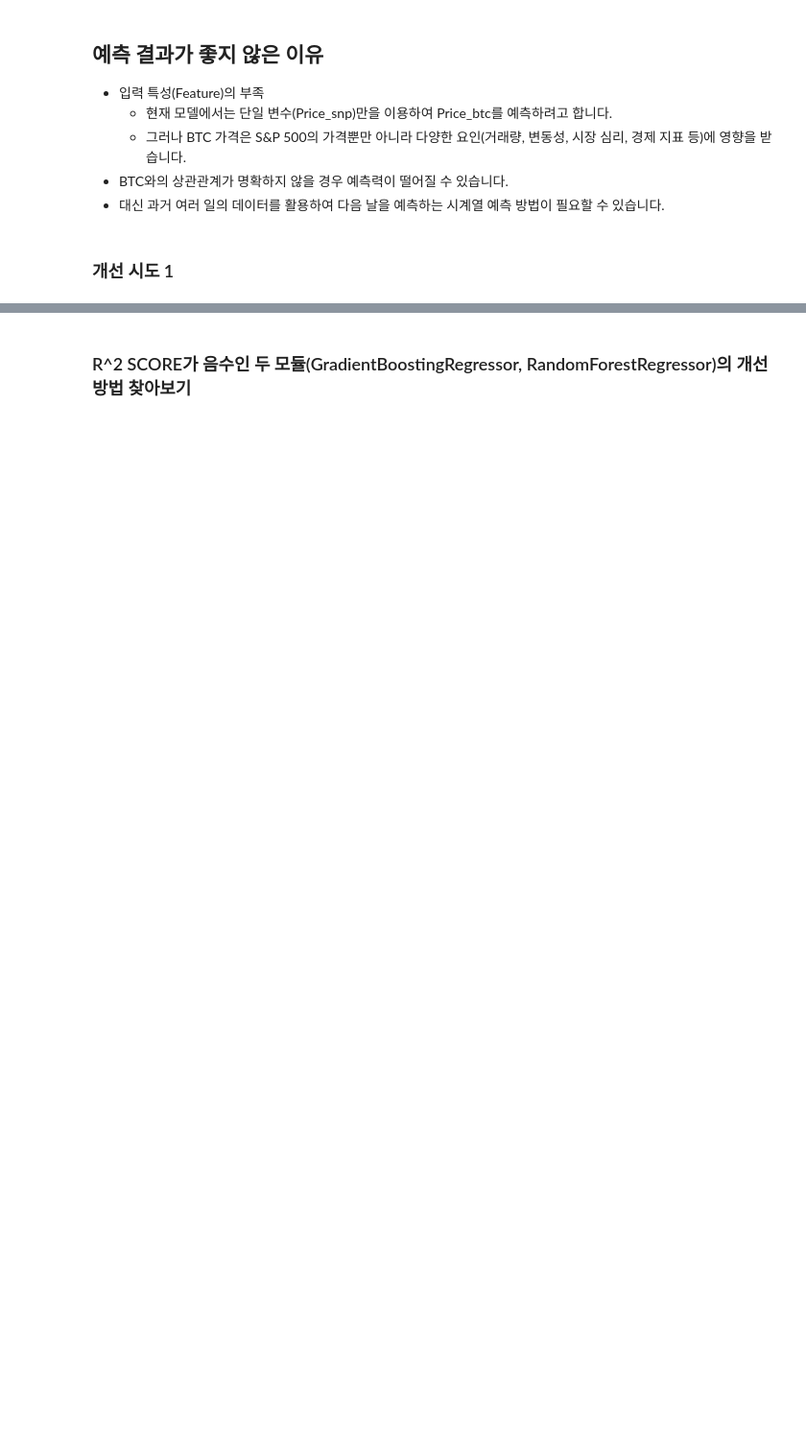
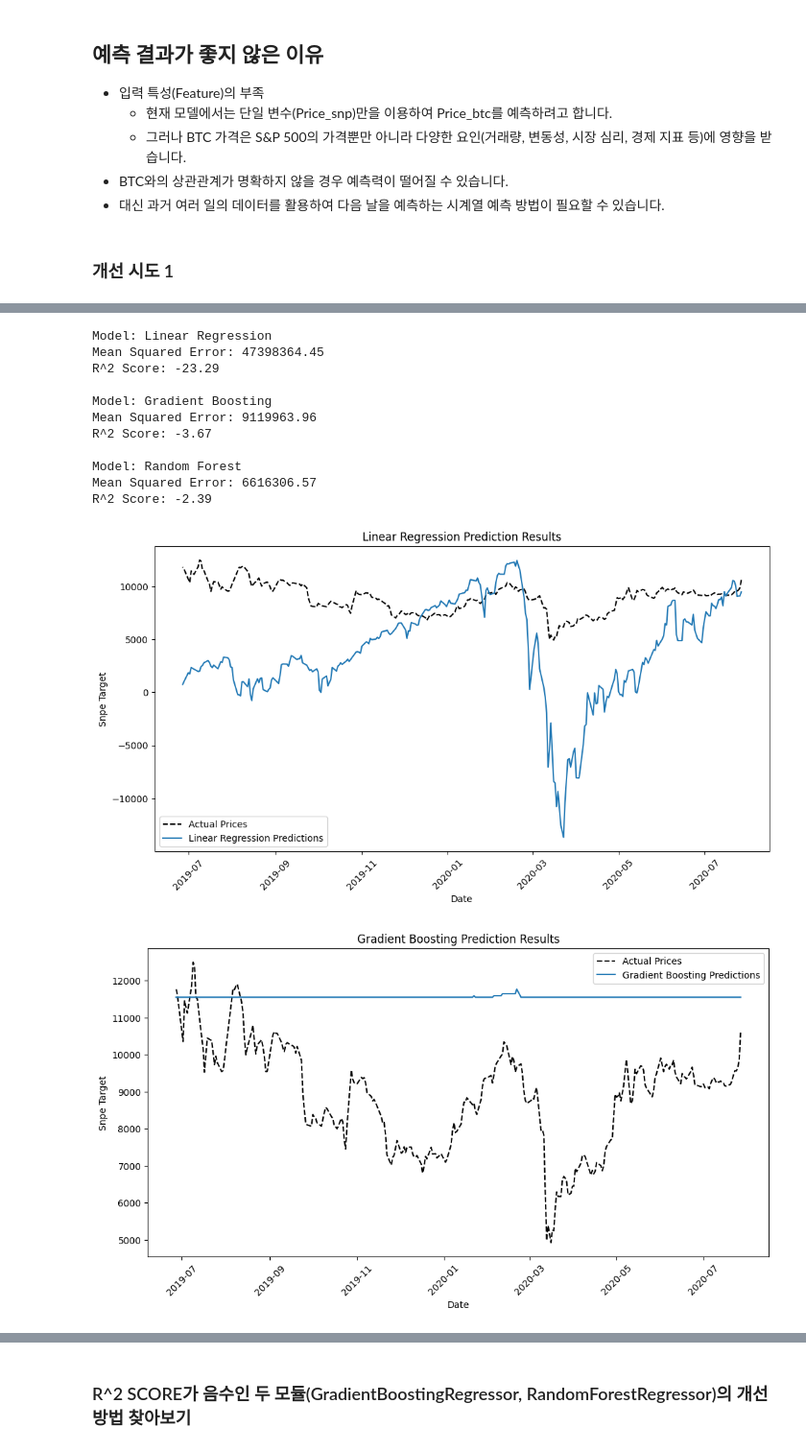
Before and after one commit to Encore-SKN-9/ml_3team, a Jupyter notebook: 3team_ml_test.ipynb, the cells around one changed output, grey strips where cells are left out. Shown at 96% size. Saved outputs shown, nothing was run; the diff lists cells and outputs as text; code cells hidden in the pictures; blank space fills up the shorter version.

```diff
--- a/3team_ml_test.ipynb
+++ b/3team_ml_test.ipynb
@@ -340,0 +243,60 @@ R^2 Score: -3.59
+# %%
+
+# 선형 회귀 모델을 위한 데이터 정규화
+scaler = StandardScaler()
+X_train_scaled = scaler.fit_transform(X_train)
+X_test_scaled = scaler.transform(X_test)
+
+# 모델 설정
+models = {
+    'Linear Regression': LinearRegression(),
+    'Gradient Boosting': GradientBoostingRegressor(n_estimators=200, learning_rate=0.05, max_depth=4, random_state=42),
+    'Random Forest': RandomForestRegressor(n_estimators=200, max_depth=10, random_state=42)
+}
+
+# 모델 학습 및 평가
+results = {}
+for name, model in models.items():
+    X_train_used = X_train_scaled if name == 'Linear Regression' else X_train
+    X_test_used = X_test_scaled if name == 'Linear Regression' else X_test
+
+    model.fit(X_train_used, y_train)
+    predictions = model.predict(X_test_used)
+    mse = mean_squared_error(y_test, predictions)
+    r2 = r2_score(y_test, predictions)
+    results[name] = {'model': model, 'predictions': predictions, 'mse': mse, 'r2': r2}
+
+# 시각화 함수
+def plot_predictions_with_time(results, dates, y_test):
+    for name, res in results.items():
+        plt.figure(figsize=(12, 6))
+        plt.plot(dates, y_test, label='Actual Prices', color='black', linestyle='dashed')
+        plt.plot(dates, res['predictions'], label=f'{name} Predictions')
+        plt.title(f'{name} Prediction Results')
+        plt.xlabel('Date')
+        plt.ylabel('Snpe Target')
+        plt.legend()
+        plt.xticks(rotation=45)
+        plt.show()
+
+# 예측 결과 출력 및 시각화
+for name, res in results.items():
+    print(f"Model: {name}")
+    print(f"Mean Squared Error: {res['mse']:.2f}")
+    print(f"R^2 Score: {res['r2']:.2f}\n")
+
+plot_predictions_with_time(results, dates_test, y_test)
+# %% [output]
+Model: Linear Regression
+Mean Squared Error: 47398364.45
+R^2 Score: -23.29
+
+Model: Gradient Boosting
+Mean Squared Error: 9119963.96
+R^2 Score: -3.67
+
+Model: Random Forest
+Mean Squared Error: 6616306.57
+R^2 Score: -2.39
+[figure, added]
+[figure, added]
```
Also changed, not shown: parts of 5 cells of this notebook, 2 other files.
